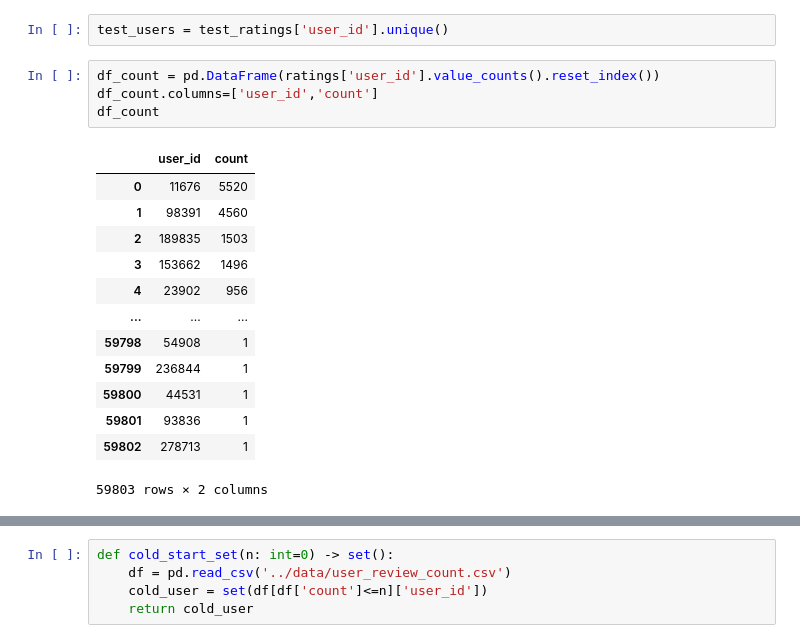
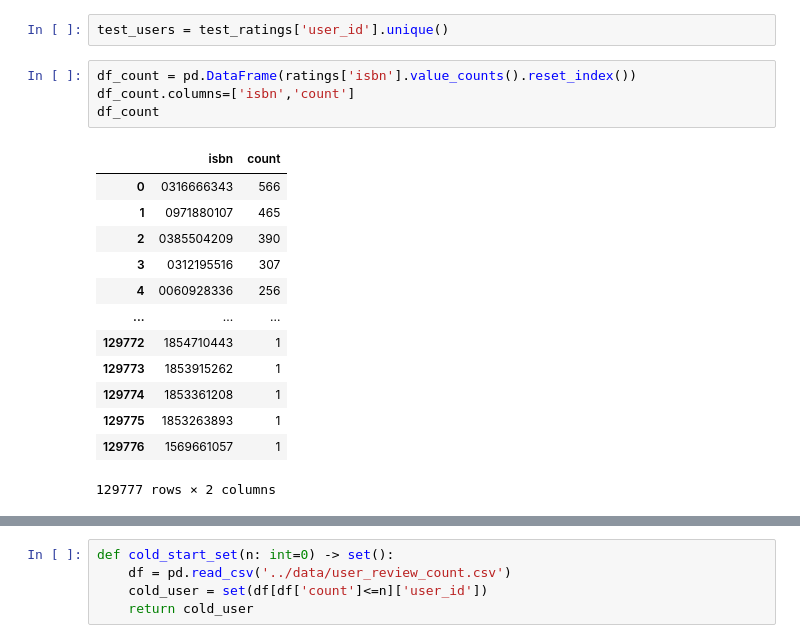
Before and after one commit to boostcampaitech4recsys2/level1_bookratingprediction_recsys-level1-recsys-06, a Jupyter notebook: EDA/BSS_Develop.ipynb, the cells around one changed output, grey strips where cells are left out. Cells and saved outputs as stored; diff of their text form.

```diff
--- a/EDA/BSS_Develop.ipynb
+++ b/EDA/BSS_Develop.ipynb
@@ -46,21 +54,21 @@ ratings
 # %%
 test_users = test_ratings['user_id'].unique()
 # %%
-df_count = pd.DataFrame(ratings['user_id'].value_counts().reset_index())
-df_count.columns=['user_id','count']
+df_count = pd.DataFrame(ratings['isbn'].value_counts().reset_index())
+df_count.columns=['isbn','count']
 df_count
 # %% [output]
-|  | user_id | count |
-| 0 | 11676 | 5520 |
-| 1 | 98391 | 4560 |
-| 2 | 189835 | 1503 |
-| 3 | 153662 | 1496 |
-| 4 | 23902 | 956 |
+|  | isbn | count |
+| 0 | 0316666343 | 566 |
+| 1 | 0971880107 | 465 |
+| 2 | 0385504209 | 390 |
+| 3 | 0312195516 | 307 |
+| 4 | 0060928336 | 256 |
 | ... | ... | ... |
-| 59798 | 54908 | 1 |
-| 59799 | 236844 | 1 |
-| 59800 | 44531 | 1 |
-| 59801 | 93836 | 1 |
-| 59802 | 278713 | 1 |
+| 129772 | 1854710443 | 1 |
+| 129773 | 1853915262 | 1 |
+| 129774 | 1853361208 | 1 |
+| 129775 | 1853263893 | 1 |
+| 129776 | 1569661057 | 1 |
-59803 rows × 2 columns
+129777 rows × 2 columns
 # %%
```
Also changed, not shown: parts of 29 cells of this notebook, 5 other files.
